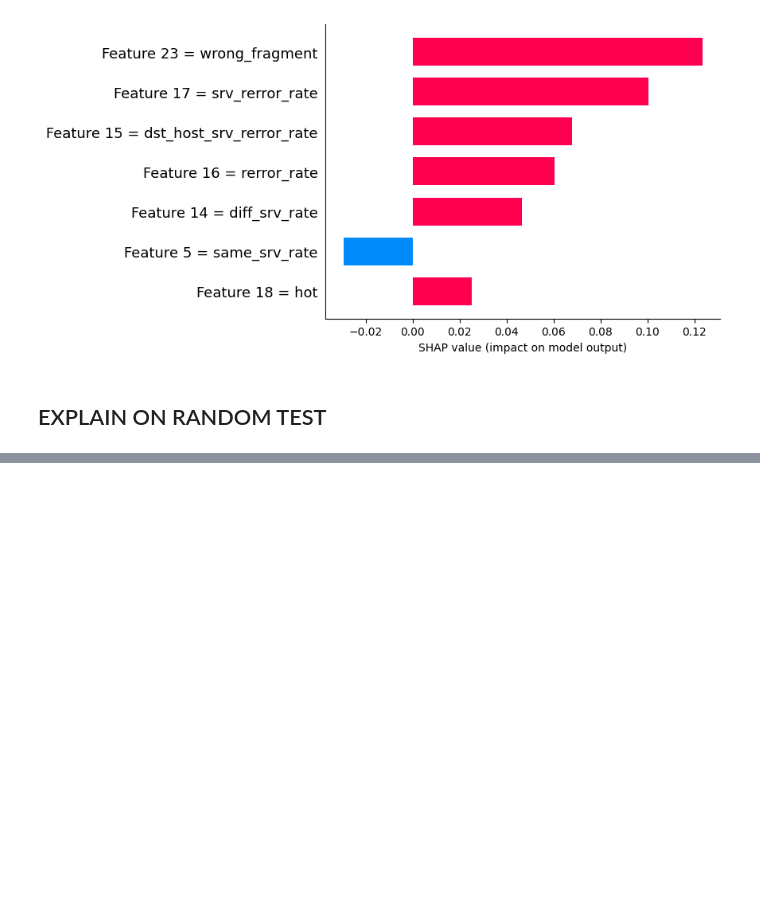
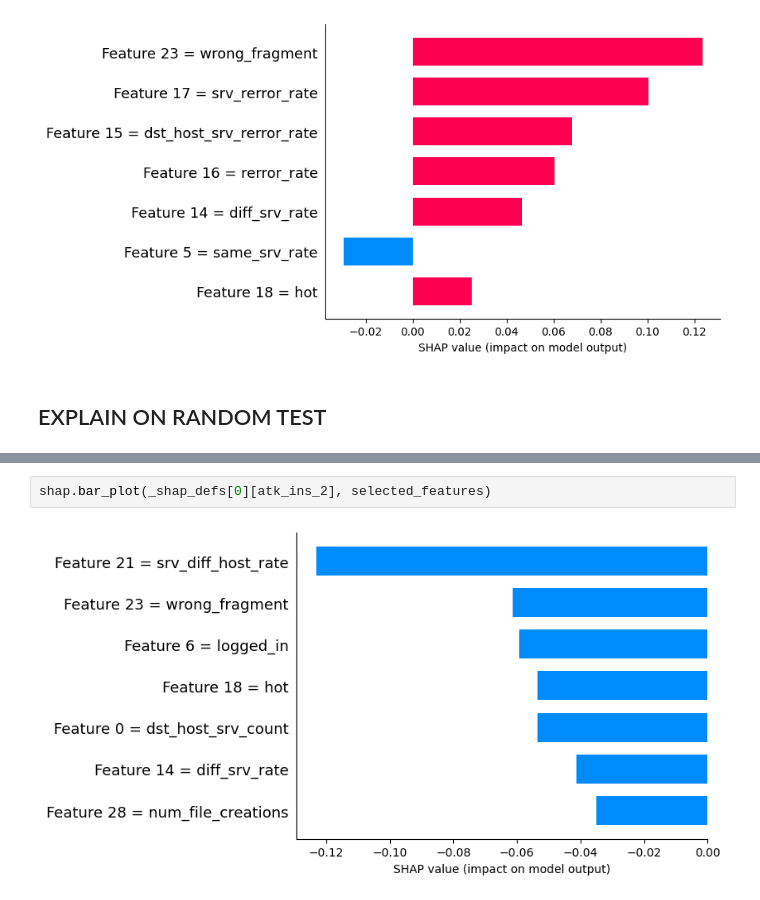
Before and after one commit to zauzooz/DNN_SHAP_AE, a Jupyter notebook: NSL-KDD-defense.ipynb, the cells around one changed output, grey strips where cells are left out. Drawn from its saved outputs; the diff is of its cells as text; blank space fills up the shorter version.

```diff
--- a/NSL-KDD-defense.ipynb
+++ b/NSL-KDD-defense.ipynb
@@ -325,0 +385,4 @@ print(f"Number sub samples of defense test: {len(defs_x)}")
+# %%
+shap.bar_plot(_shap_defs[0][atk_ins_2], selected_features)
+# %% [output]
+[figure, added]
```
Also changed, not shown: parts of 12 cells of this notebook.
